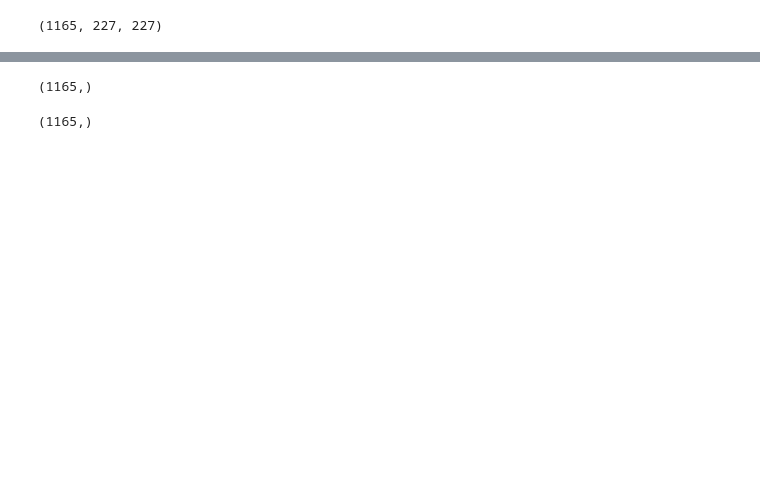
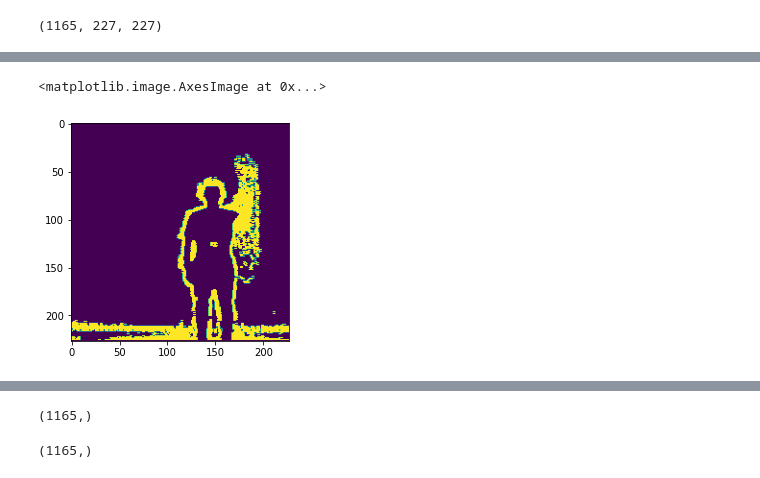
Before and after one commit to Saadman53/Thesis-Human-Activity-Recognition, a Jupyter notebook: Sobel_EMI.ipynb, the cells around one changed output, grey strips where cells are left out. Drawn from its saved outputs; the diff is of its cells as text; code cells hidden in the pictures; blank space fills up the shorter version.

```diff
--- a/Sobel_EMI.ipynb
+++ b/Sobel_EMI.ipynb
@@ -67,7 +68,7 @@ dat['data'].shape
 (583, 25, 227, 227)
 # %%
 def EMI(data):
-  dataset = []
+  dset = []
   for i in range(data.shape[0]):
     emi = np.zeros(227*227).astype(int)
     for j in range(data.shape[1]):
@@ -75,9 +76,9 @@ def EMI(data):
       d[d > 0] = 1
       emi = emi|d
     emi = emi.reshape((227,227))
-    dataset.append(emi)
+    dset.append(emi)
     print(i*100/data.shape[0])
-  return dataset
+  return dset
 # %%
 dataset = np.array(EMI(dat["data"]))
 # %% [output]
@@ -123,5 +149,5 @@ dataset2 = np.array(EMI(dat2["data"]))
 # %%
-dataset_final = np.concatenate([dataset, dataset2])
+dataset_final = np.concatenate([dataset, dataset2,dataset3])
 # %%
 dataset_final.shape
 # %% [output]
@@ -131,0 +155,5 @@ dataset_final.shape
+# %%
+plt.imshow(dataset_final[900])
+# %% [output]
+<matplotlib.image.AxesImage at 0x...>
+[figure, added]
```
Also changed, not shown: parts of 9 cells of this notebook.
